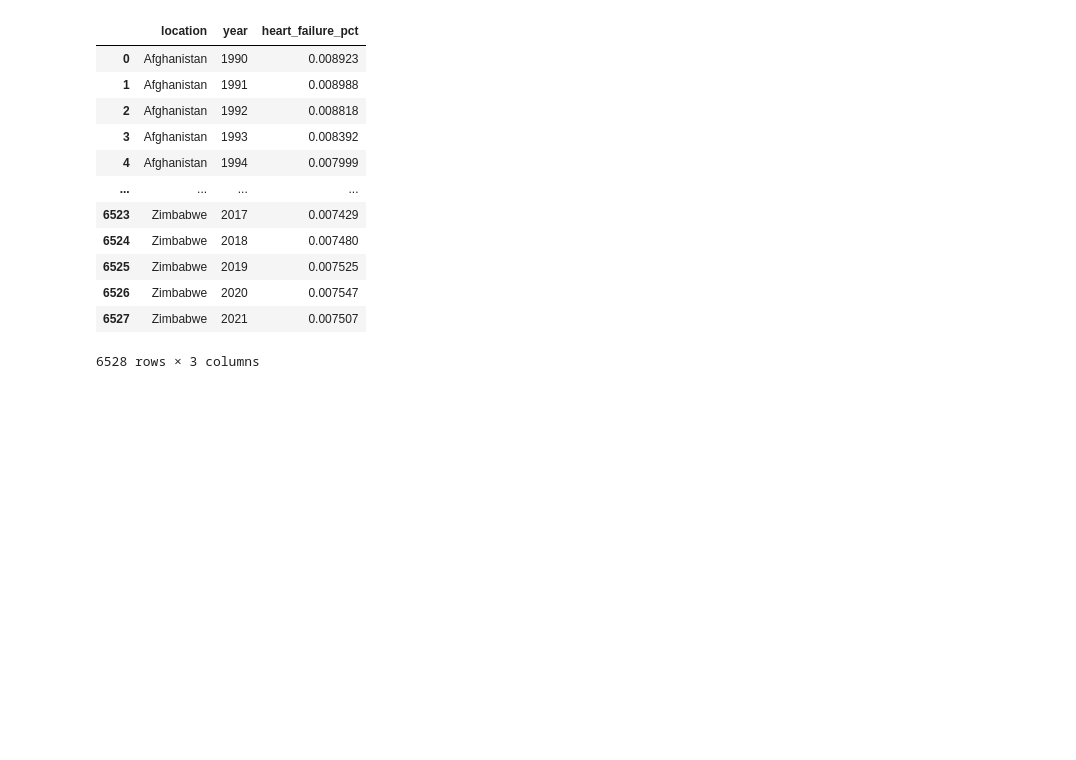
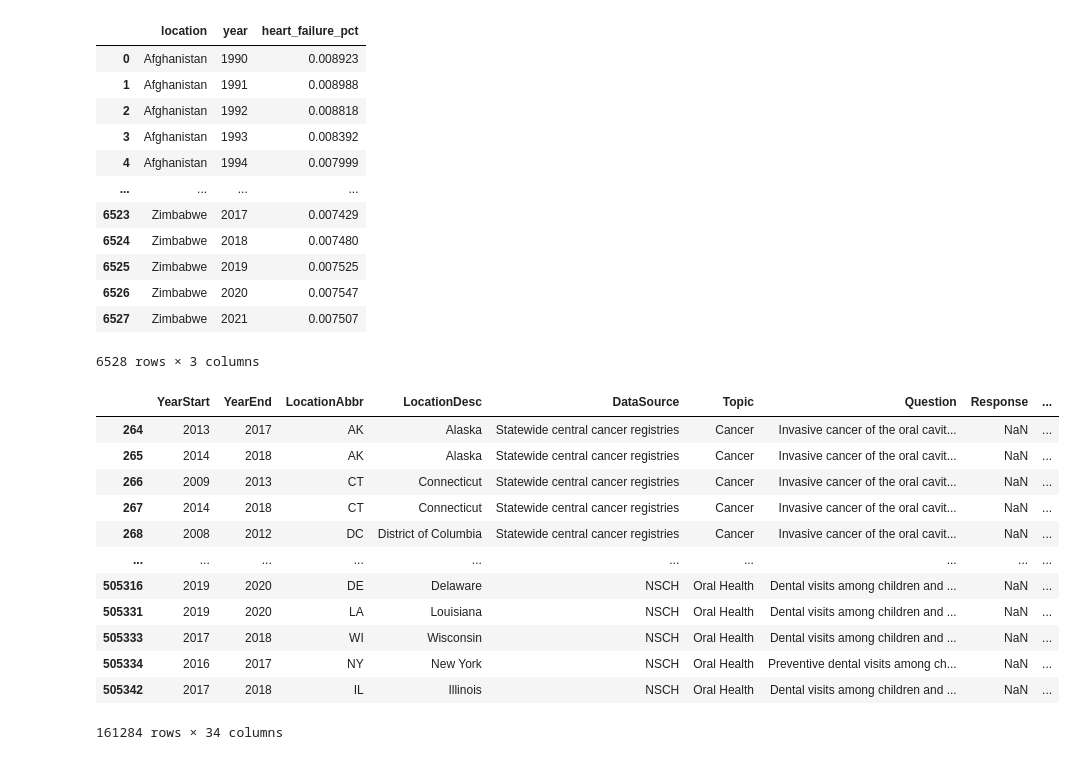
Before and after one commit to DrewRichard7/cost_of_health_shiny_app, a Jupyter notebook: notebooks/ar_data_exploration.ipynb, the cells around one changed output. Drawn from its saved outputs; the diff is of its cells as text; code cells hidden in the pictures; blank space fills up the shorter version.

Commit message:
new data added, being explored

```diff
--- a/notebooks/ar_data_exploration.ipynb
+++ b/notebooks/ar_data_exploration.ipynb
@@ -23,3 +23,4 @@ diabetes_adults = pd.read_csv('../data/IDF_total_adult20to79_in_1000s.csv')
 diabetes_deaths = pd.read_csv('../data/IDF_deaths_diabetes.csv')
 ihme_heart_failure_prevalence = pd.read_csv('../data/IHME_heart_failure_prevalence.csv')
 ihme_heart_failure_number = pd.read_csv('../data/IHME_heart_failure_number.csv')
+us_cdi_data = pd.read_csv('../data/U.S._Chronic_Disease_Indicators__CDI___2023_Release_20250129.csv')
@@ -287,3 +290,19 @@ ihme_heart_failure
 | 6526 | Zimbabwe | 2020 | 0.007547 |
 | 6527 | Zimbabwe | 2021 | 0.007507 |
 6528 rows × 3 columns
+# %%
+us_cdi_data[us_cdi_data['YearEnd'] != us_cdi_data['YearStart']]
+# %% [output]
+|  | YearStart | YearEnd | LocationAbbr | LocationDesc | DataSource | Topic | Question | Response | ... |
+| 264 | 2013 | 2017 | AK | Alaska | Statewide central cancer registries | Cancer | Invasive cancer of the oral cavit... | NaN | ... |
+| 265 | 2014 | 2018 | AK | Alaska | Statewide central cancer registries | Cancer | Invasive cancer of the oral cavit... | NaN | ... |
+| 266 | 2009 | 2013 | CT | Connecticut | Statewide central cancer registries | Cancer | Invasive cancer of the oral cavit... | NaN | ... |
+| 267 | 2014 | 2018 | CT | Connecticut | Statewide central cancer registries | Cancer | Invasive cancer of the oral cavit... | NaN | ... |
+| 268 | 2008 | 2012 | DC | District of Columbia | Statewide central cancer registries | Cancer | Invasive cancer of the oral cavit... | NaN | ... |
+| ... | ... | ... | ... | ... | ... | ... | ... | ... | ... |
+| 505316 | 2019 | 2020 | DE | Delaware | NSCH | Oral Health | Dental visits among children and ... | NaN | ... |
+| 505331 | 2019 | 2020 | LA | Louisiana | NSCH | Oral Health | Dental visits among children and ... | NaN | ... |
+| 505333 | 2017 | 2018 | WI | Wisconsin | NSCH | Oral Health | Dental visits among children and ... | NaN | ... |
+| 505334 | 2016 | 2017 | NY | New York | NSCH | Oral Health | Preventive dental visits among ch... | NaN | ... |
+| 505342 | 2017 | 2018 | IL | Illinois | NSCH | Oral Health | Dental visits among children and ... | NaN | ... |
+161284 rows × 34 columns
```
Also changed, not shown: parts of 2 cells of this notebook.
